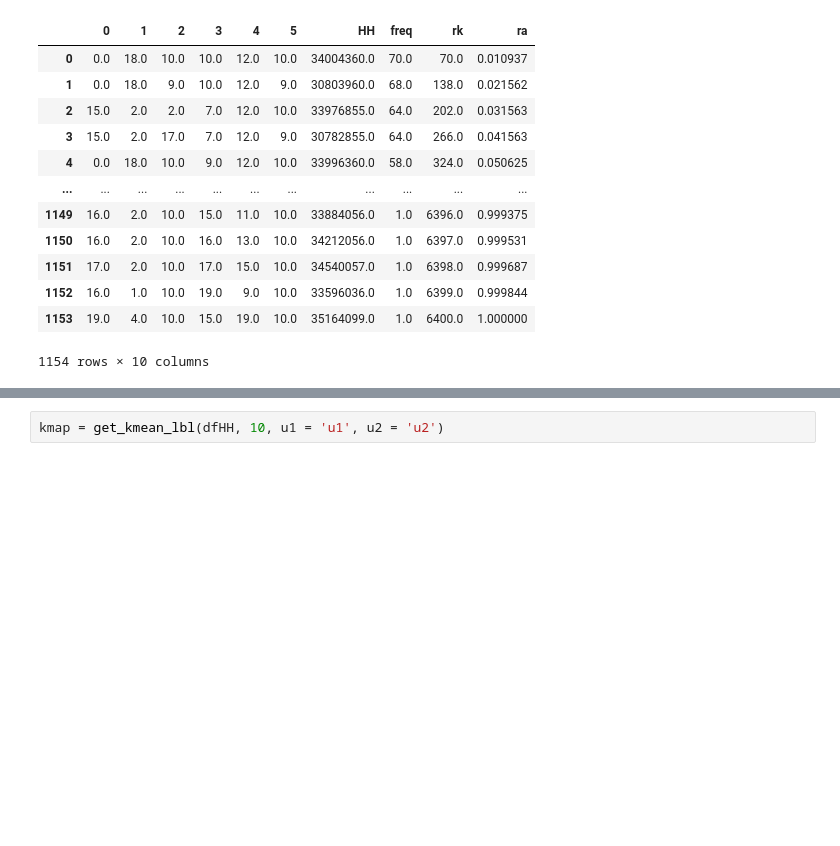
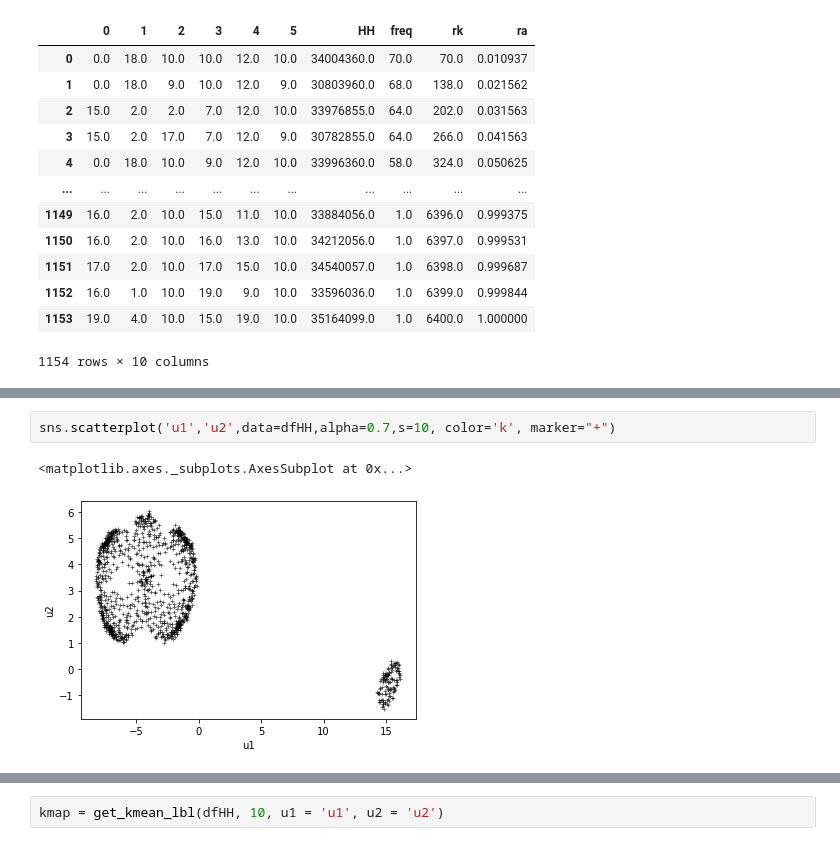
Before and after one commit to ViskaWei/hill-sketch, a Jupyter notebook: hillSketch/hill_sketch.ipynb, the cells around one changed output, grey strips where cells are left out. Saved outputs shown, nothing was run; the diff lists cells and outputs as text; blank space fills up the shorter version.

```diff
--- a/hillSketch/hill_sketch.ipynb
+++ b/hillSketch/hill_sketch.ipynb
@@ -73 +126,6 @@ from
+# %%
+sns.scatterplot('u1','u2',data=dfHH,alpha=0.7,s=10, color='k', marker="+")
+# %% [output]
+<matplotlib.axes._subplots.AxesSubplot at 0x...>
+[figure, added]
 # %%
```
Also changed, not shown: parts of 14 cells of this notebook, 3 other files.
